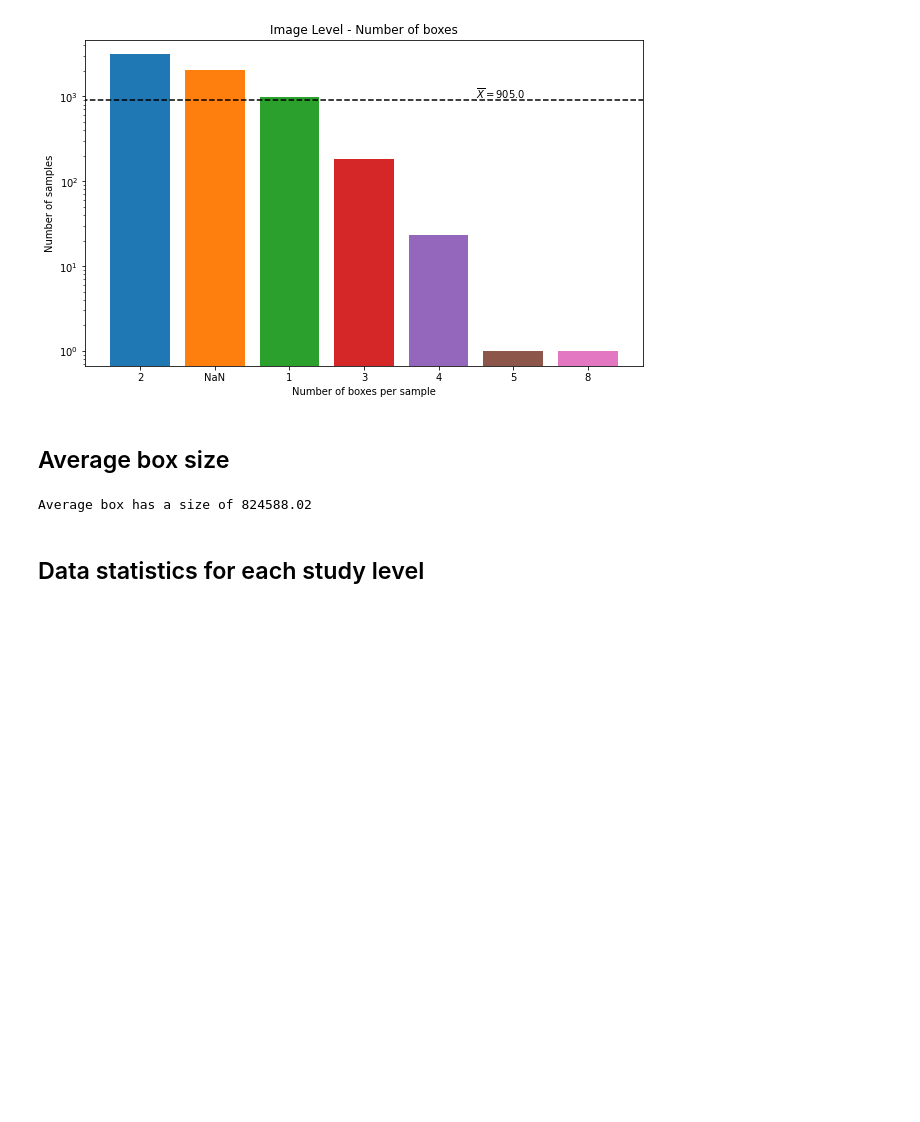
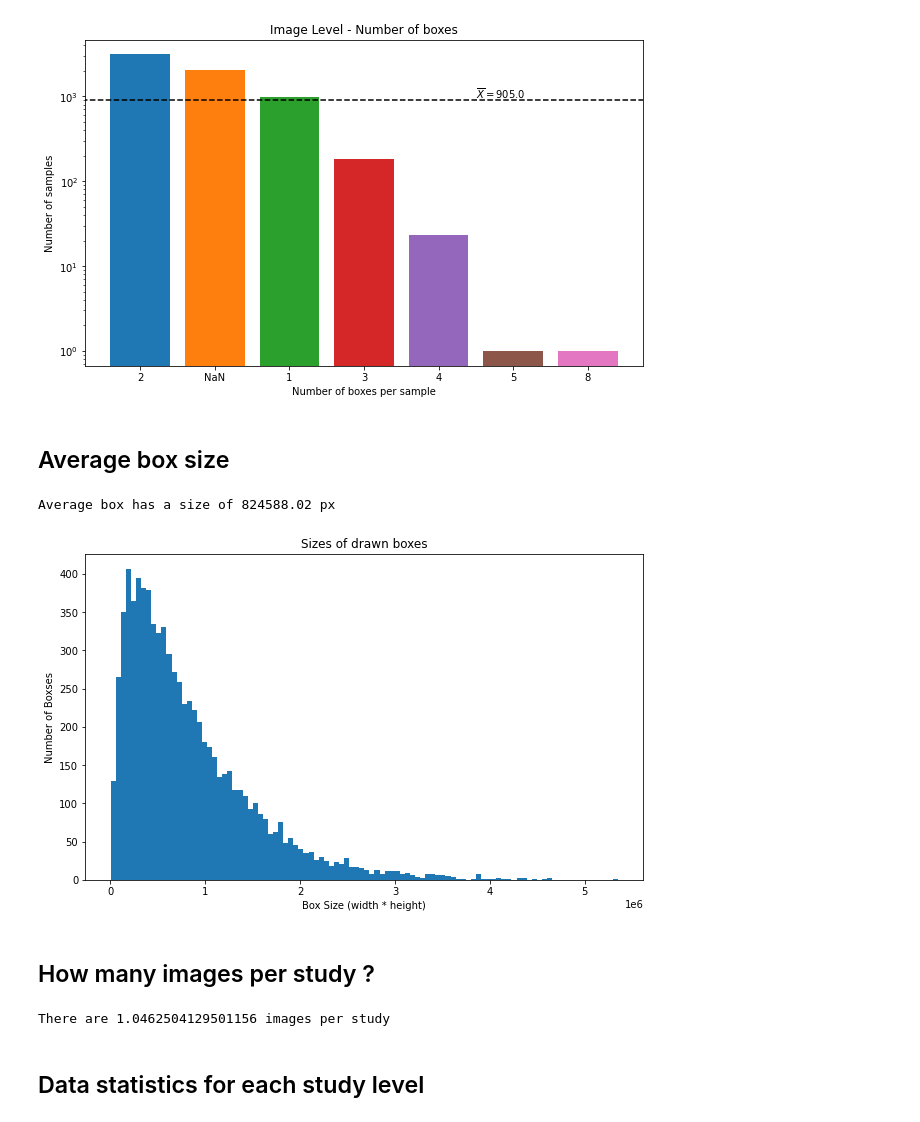
Before and after one commit to JulianSe26/aml-project, a Jupyter notebook: src/data-statistics.ipynb, the cells around one changed output. Cells and saved outputs as stored; diff of their text form; code cells hidden in the pictures; blank space fills up the shorter version.

Commit message:
finished data stats

```diff
--- a/src/data-statistics.ipynb
+++ b/src/data-statistics.ipynb
@@ -1,6 +1,6 @@
 # %%
 data_dir = "../data/siim-covid19-detection"
-save_dir = "../imgs/datastats/"
+save_dir = "../imgs/stats/"
 # %%
 import pydicom
 import pandas as pd
@@ -119,14 +118,28 @@ fig.savefig(save_dir + "box_distribution_image.png",dpi=100)
 # %%
 box_size = 0
 box_count = 0
+box_sizes = []
 for box in boxes:
     try:
         for img_box in ast.literal_eval(box):
             box_count += 1
             box_size += (img_box["width"] * img_box["height"])
+            box_sizes.append(math.ceil((img_box["width"] * img_box["height"])))
     except:
         pass
 
-print(f'Average box has a size of {round(box_size/box_count,2)}') # TODO: welche einheit ?
+print(f'Average box has a size of {round(box_size/box_count,2)} px')
 # %% [output]
-Average box has a size of 824588.02
+Average box has a size of 824588.02 px
+# %%
+fig, ax = plt.subplots(figsize=(10,6))
+plt.hist(box_sizes, density=False, bins=100)
+plt.title("Sizes of drawn boxes")
+plt.ylabel('Number of Boxses')
+plt.xlabel('Box Size (width * height)')
+fig.savefig(save_dir + "box_size_distribution.png",dpi=80)
+plt.show()
+# %% [output]
+[figure, added]
+# %% [markdown]
+## How many images per study ?
@@ -133,3 +148,7 @@ Average box has a size of 824588.02
+# %%
+print(f'There are {len(image_level.index)/len(study_groups.index)} images per study')
+# %% [output]
+There are 1.0462504129501156 images per study
 # %% [markdown]
 ## Data statistics for each study level
 # %%
```
Also changed, not shown: parts of 4 cells of this notebook, 2 other files.
